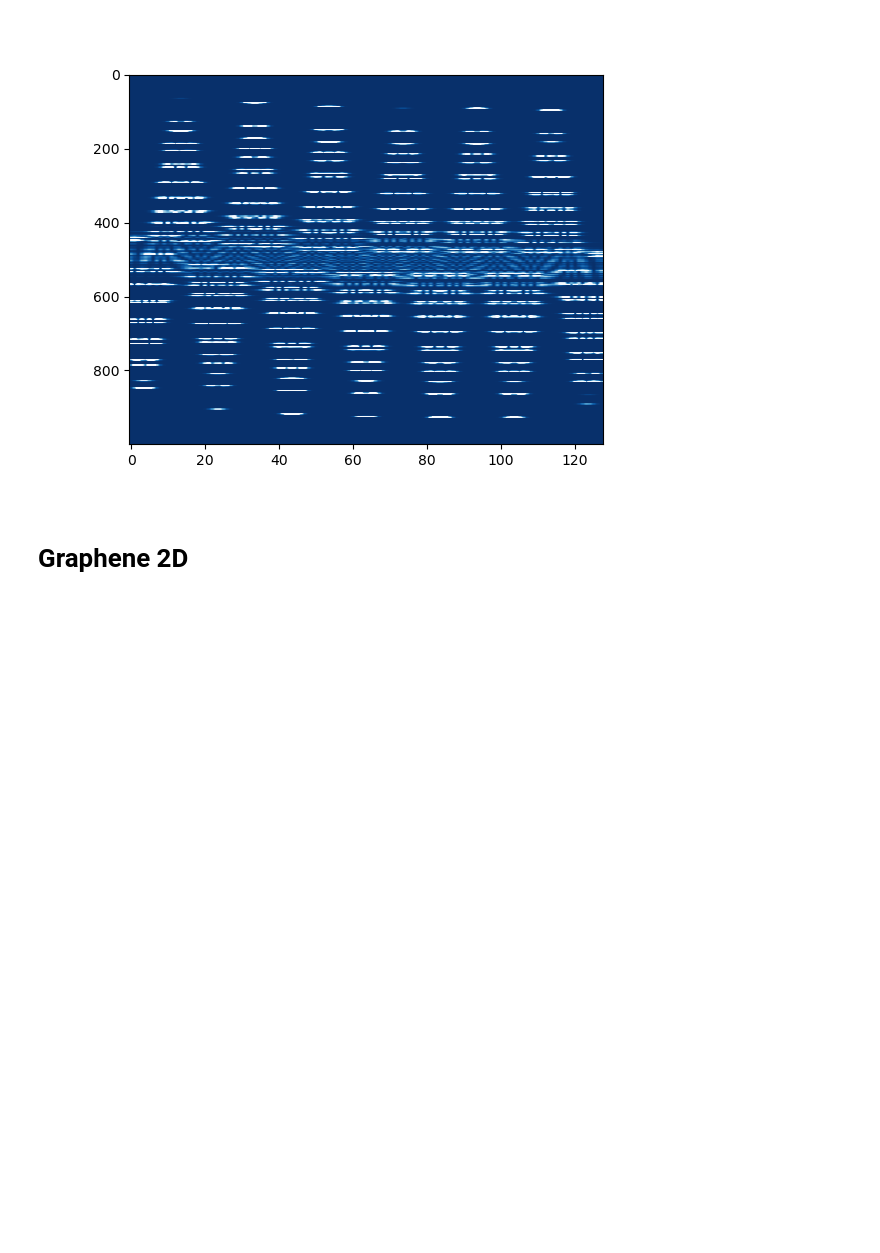
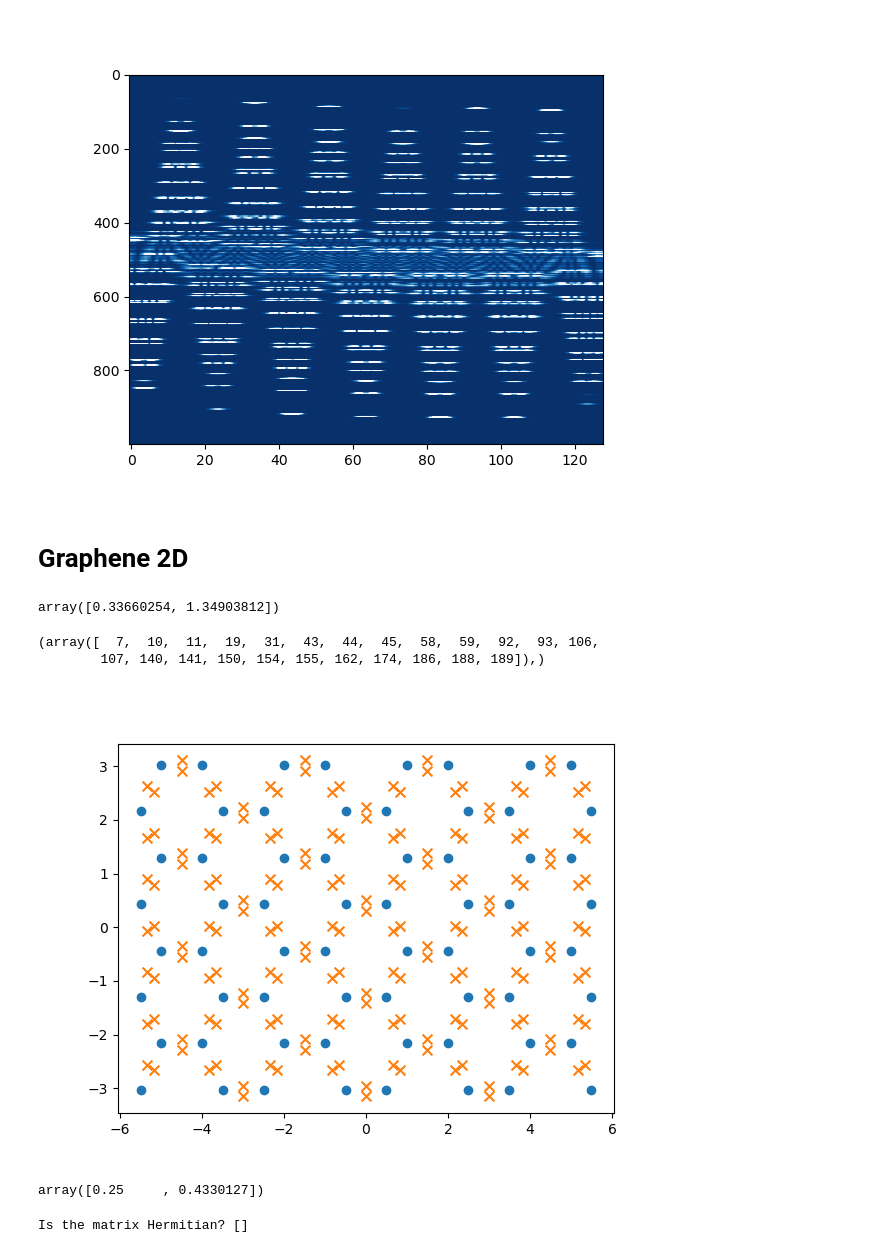
Before and after one commit to yzhaoo/qtcipy, a Jupyter notebook: src/qtcipy/try.ipynb, the cells around one changed output. Cells and saved outputs as stored; diff of their text form; code cells hidden in the pictures; blank space fills up the shorter version.

```diff
--- a/src/qtcipy/try.ipynb
+++ b/src/qtcipy/try.ipynb
@@ -159,8 +159,29 @@ import importlib
 import matplotlib.pyplot as plt
 from tqdm import tqdm
 # %%
-#importlib.reload(qtcipy.tbscftk.hamiltonians)
+R=2
 from qtcipy.tbscftk import hamiltonians
-H = hamiltonians.honeycomb(4, periodic=False)
+H = hamiltonians.honeycomb(R, periodic=False)
-# %%
-H = hamiltonians.honeycomb_mag(3,0.01, periodic=False)
+# %%
+Hhop=H.get_hopping_pos(2**R)
+Hhop=Hhop- np.mean(Hhop,axis=0)
+# %%
+Hhop[7]
+# %% [output]
+array([0.33660254, 1.34903812])
+# %%
+np.where(Hhop[:,0]==0)
+# %% [output]
+(array([  7,  10,  11,  19,  31,  43,  44,  45,  58,  59,  92,  93, 106,
+        107, 140, 141, 150, 154, 155, 162, 174, 186, 188, 189]),)
+# %%
+plt.figure()
+plt.scatter(H.R[:,0],H.R[:,1])
+plt.scatter(Hhop[:,0],Hhop[:,1],50,marker='x')
+plt.show()
+# %% [output]
+[figure, added]
+# %%
+np.array([0.0])+np.array([0.25,np.sqrt(3)/4])+0*np.array([np.sqrt(3),-1])
+# %% [output]
+array([0.25     , 0.4330127])
@@ -166,0 +204,42 @@ H = hamiltonians.honeycomb_mag(3,0.01, periodic=False)
+# %%
+import numpy as np
+from scipy.sparse import csc_matrix
+
+def is_hermitian(csc_mat, tol=1e-10):
+    """
+    Check if a sparse CSC matrix is Hermitian.
+
+    Parameters:
+    csc_mat : scipy.sparse.csc_matrix
+        The matrix to check.
+    tol : float
+        The tolerance for comparing values, since floating point comparisons need some tolerance.
+
+    Returns:
+    bool
+        True if the matrix is Hermitian, False otherwise.
+    """
+    # Step 1: Check if the matrix is square
+    if csc_mat.shape[0] != csc_mat.shape[1]:
+        return False
+
+    # Step 2: Compute the conjugate transpose (Hermitian transpose)
+    csc_hermitian_transpose = csc_mat.getH()  # This computes the conjugate transpose
+
+    # Step 3: Compare the original matrix to its conjugate transpose
+    # The comparison needs to be done element-wise with some tolerance due to potential floating-point issues.
+    diff = (csc_mat - csc_hermitian_transpose).tocoo()
+
+    # Step 4: Check if all differences are within tolerance (ignore small floating-point differences)
+    if np.all(np.abs(diff.data) >= tol):
+        return np.abs(diff.data)
+    else:
+        return "yes"
+
+
+# Example usage
+
+
+print("Is the matrix Hermitian?", is_hermitian(H.H))
+# %% [output]
+Is the matrix Hermitian? []
```
Also changed, not shown: parts of 13 cells of this notebook, 2 other files.
